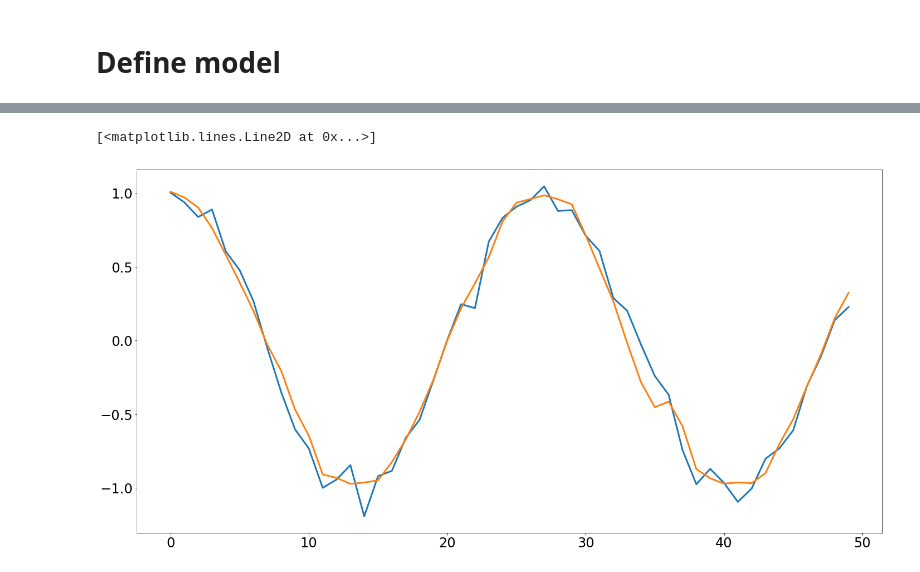
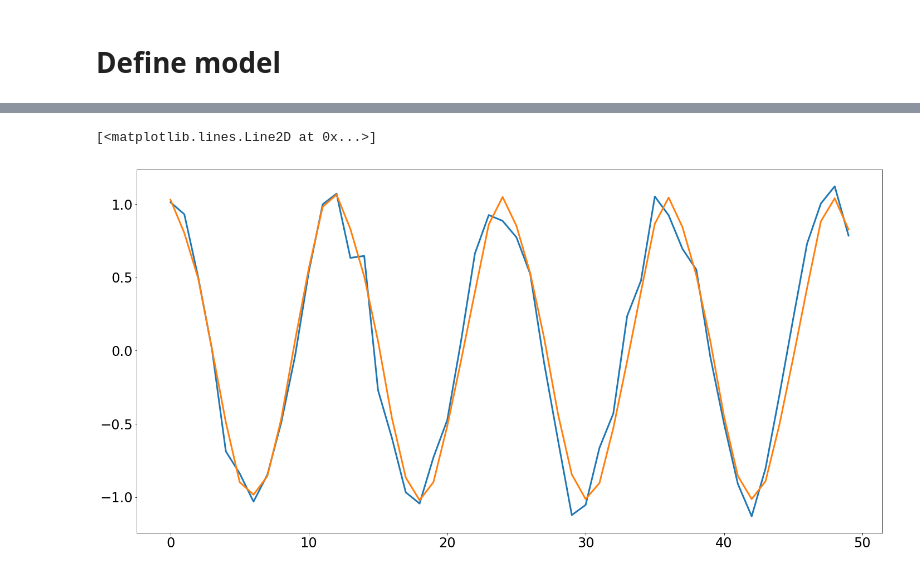
Before and after one commit to andriygav/TimeSeriesClustering, a Jupyter notebook: code/main.ipynb, the cells around one changed output, grey strips where cells are left out. Cells and saved outputs as stored; diff of their text form; code cells hidden in the pictures.

```diff
--- a/code/main.ipynb
+++ b/code/main.ipynb
@@ -27,7 +27,7 @@ def GeneratorOfTimeSeries(n = 50, m = 1000):
     for x in X:
         k = np.random.rand(1)
         T1.append(np.sin(k*x) + np.random.randn(n)*0.1)
-        T2.append(np.cos(k*x) + np.random.randn(n)*0.1)
+        T2.append(np.sin(k*x) + np.random.randn(n)*0.1)
 
     T1 = np.asarray(T1)
     T2 = np.asarray(T2)
@@ -170,3 +319,5 @@ model = LSTM(input_dim = 1, hidden_dim = 10, output_dim = 1, num_layers = 3)
+# %%
+model = seq2seq(input_dim = 1, hidden_dim = 20, output_dim = 1, num_layers = 1)
 # %%
 list_of_train_loss, list_of_test_loss = trainer(count_of_epoch = 100,
                                                 batch_size = 64,
@@ -198,6 +346,7 @@ tr_Y = torch.Tensor(Y_train)
 # %%
-plt.plot(np.reshape(np.array(tr_Y[1:2]), [-1]))
-plt.plot(np.reshape(np.array(model(tr_X[1:2]).detach()), [-1]))
+M = 16
+plt.plot(np.reshape(np.array(tr_Y[M-1:M]), [-1]))
+plt.plot(np.reshape(np.array(model(tr_X[M-1:M]).detach()), [-1]))
 # %% [output]
 [<matplotlib.lines.Line2D at 0x...>]
-[figure, old version]
+[figure, new version]
```
Also changed, not shown: parts of 7 cells of this notebook.
